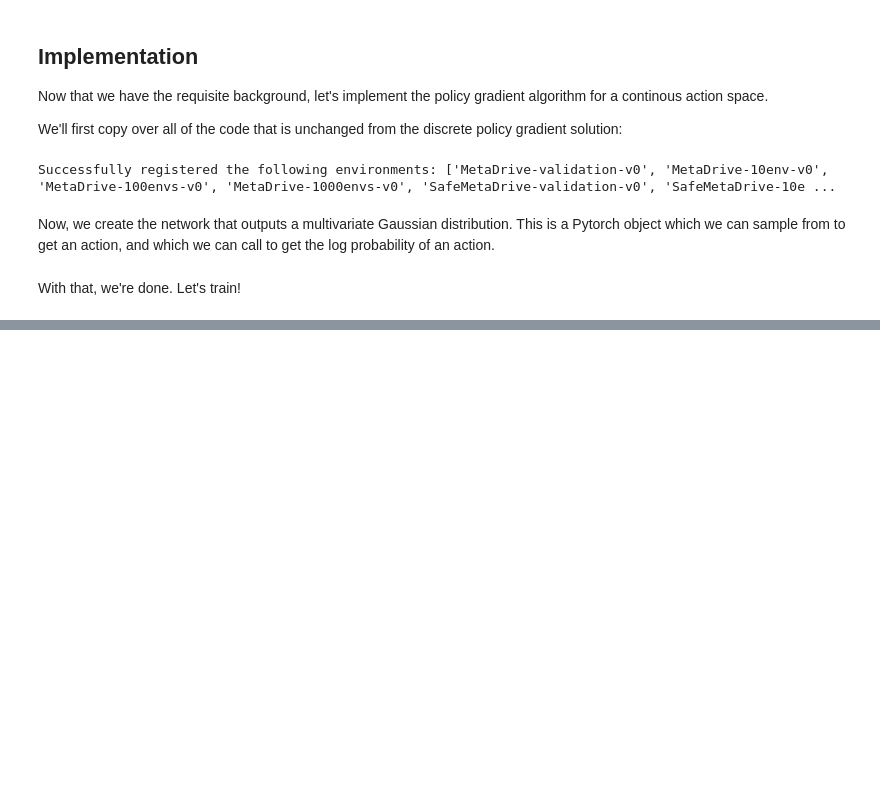
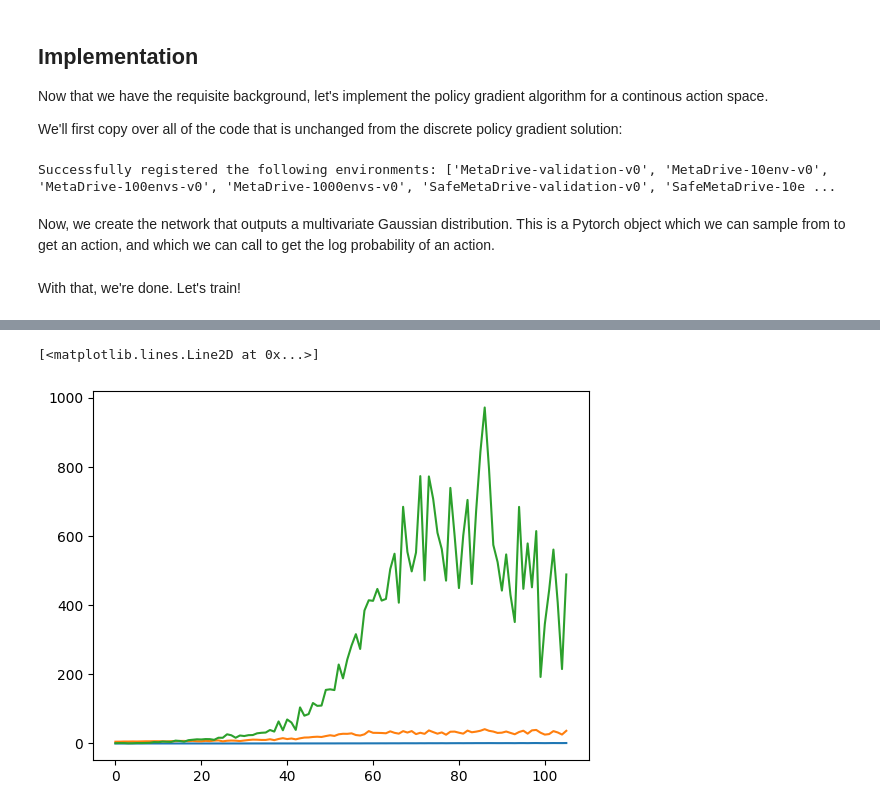
Before and after one commit to wz-ml/MetaDrive-Tutorials, a Jupyter notebook: PolicyGradient/policygradient_continous_solution.ipynb, the cells around one changed output, grey strips where cells are left out. Saved outputs shown, nothing was run; the diff lists cells and outputs as text; code cells hidden in the pictures; blank space fills up the shorter version.

```diff
--- a/PolicyGradient/policygradient_continous_solution.ipynb
+++ b/PolicyGradient/policygradient_continous_solution.ipynb
@@ -215,7 +214,9 @@ def nn_policy(net:Policy, obs:npt.NDArray) -> tuple[float, float]:
     throttle, steer = net(obs_tensor).sample().squeeze(0)
     return throttle.item(), steer.item()
 # %%
-ENTROPY_BONUS = 0.1
+@dataclass
+class TrainParameters:
+    entropy_bonus: float
 
 def compute_policy_gradient_loss(
     # Current policy network's distribution of actions given a state
@@ -251,13 +252,7 @@ def compute_policy_gradient_loss(
     # $-\log \pi_{\theta}(a_t|s_t)R_t$
 
     # in (Batch,)
-    policy_loss_per_example = -pi_theta_given_st.log_prob(a_t) * R_t
-
-    # in (Batch,)
-    entropy_per_example = pi_theta_given_st.entropy()
-
-    # we reward entropy, since excessive certainty indicate the model is 'overfitting'
-    loss_per_example = policy_loss_per_example - ENTROPY_BONUS * entropy_per_example
+    loss_per_example = -pi_theta_given_st.log_prob(a_t) * R_t
 
     # we take the average loss over all examples
     return loss_per_example.mean()
@@ -312,10 +307,13 @@ logging.getLogger(inspect.getfile(metadrive.envs.base_env)).setLevel(logging.WAR
 device = torch.device("cuda" if torch.cuda.is_available() else "cpu")
 
 policy = Policy().to(device)
-policy_optimizer = torch.optim.Adam(policy.parameters(), lr=2e-4)
+policy_optimizer = torch.optim.Adam(policy.parameters(), lr=1e-4)
+policy_scheduler = torch.optim.lr_scheduler.StepLR(policy_optimizer, step_size=1, gamma=0.97)
 
 step = 0
-rewards = []
+max_return = -float("inf")
+return_mean = []
+return_variance = []
 losses = []
 # %%
 env = gym.make("MetaDrive-validation-v0", config={"use_render": False, "horizon": 500})
@@ -322,6 +322,7 @@ env = gym.make("MetaDrive-validation-v0", config={"use_render": False, "horizon"
 # %%
 TRAIN_EPOCHS = 500
-EPISODES_PER_BATCH = 20
+EPISODES_PER_BATCH = 32
+GAMMA = 0.90
 
 # Train
 while step < TRAIN_EPOCHS:
@@ -334,7 +335,7 @@ while step < TRAIN_EPOCHS:
     for _ in range(EPISODES_PER_BATCH):
         # Collect trajectory
         obs_traj, act_traj, rew_traj = collect_trajectory(env, lambda obs: nn_policy(policy, obs))
-        rtg_traj = rewards_to_go(rew_traj)
+        rtg_traj = rewards_to_go(rew_traj, GAMMA)
 
         # Update batch
         obs_batch.extend(obs_traj)
@@ -349,11 +350,16 @@ while step < TRAIN_EPOCHS:
         policy_optimizer,
         obs_batch,
         act_batch,
-        rtg_batch
+        rtg_batch,
     )
+    policy_scheduler.step()
+
 
     print(f"Step {step}, Policy Loss: {policy_loss:.3f}, Avg. Returns: {np.mean(trajectory_returns):.3f}")
-    rewards.append(np.mean(trajectory_returns))
+    return_mean.append(np.mean(trajectory_returns))
+    return_variance.append(np.var(trajectory_returns))
     losses.append(policy_loss)
     step += 1
+    if return_mean[-1] > max_return:
+        max_return = return_mean[-1]
 # %% [output]
@@ -395,0 +389,9 @@ Reward: 16.225898815377573
+# %%
+# plot losses
+import matplotlib.pyplot as plt
+plt.plot(losses, label="Policy Loss")
+plt.plot(return_mean, label="Avg. Returns")
+plt.plot(return_variance, label="Return Variance")
+# %% [output]
+[<matplotlib.lines.Line2D at 0x...>]
+[figure, added]
```
Also changed, not shown: parts of 6 cells of this notebook, 3 other files.
